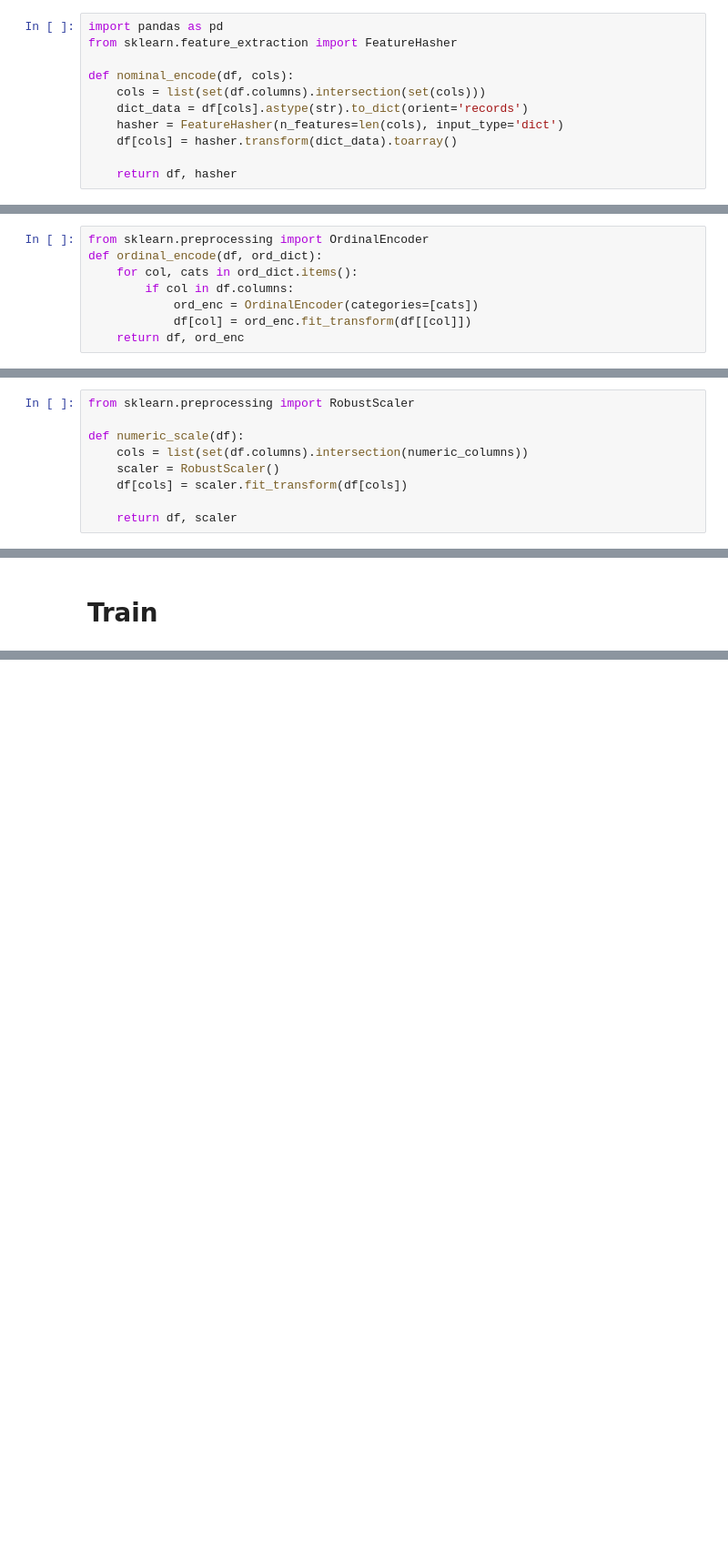
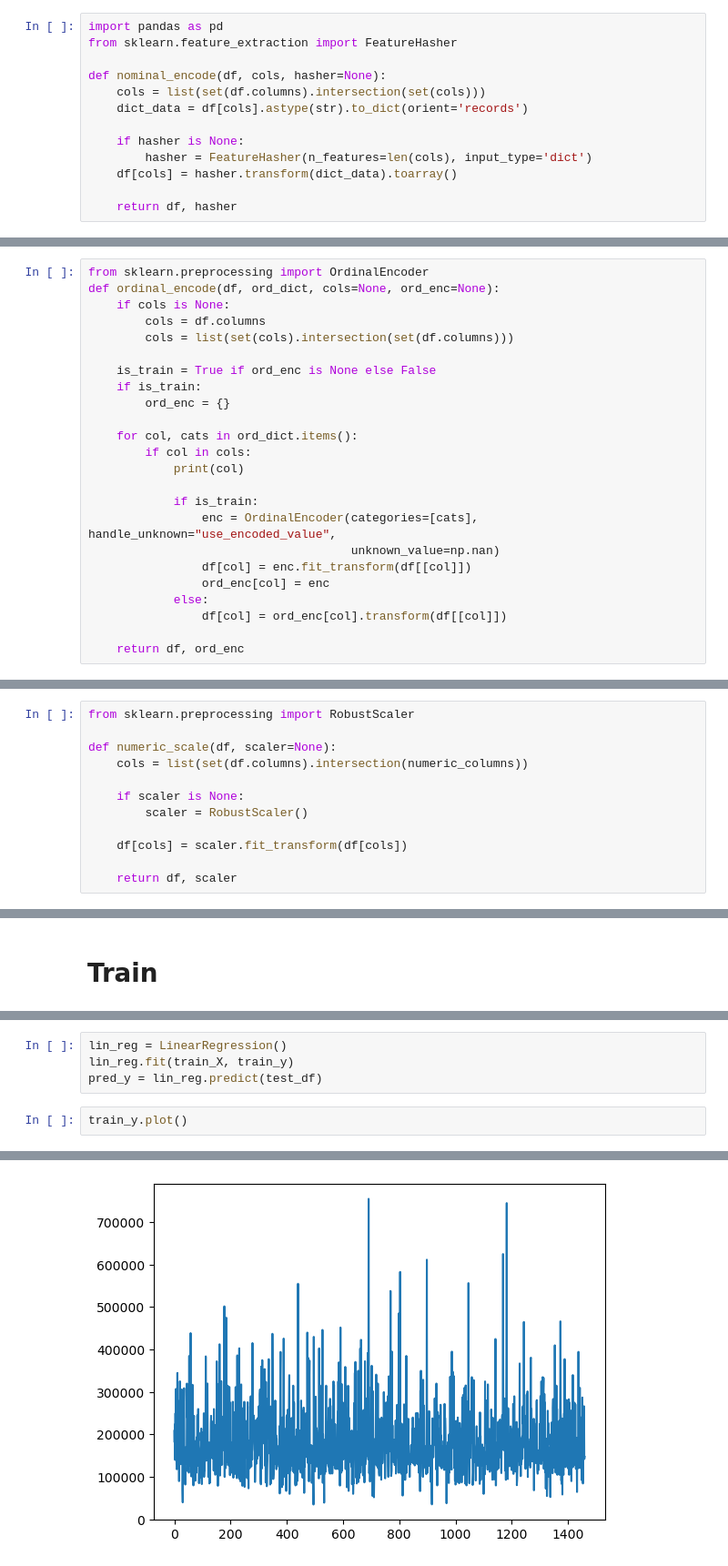
Before and after one commit to PranavRao25/Data-Analytics, a Jupyter notebook: Classical Problems/House_Prediction/notebook.ipynb, the cells around one changed output, grey strips where cells are left out. Shown at 91% size. Saved outputs shown, nothing was run; the diff lists cells and outputs as text; blank space fills up the shorter version.

```diff
--- a/Classical Problems/House_Prediction/notebook.ipynb
+++ b/Classical Problems/House_Prediction/notebook.ipynb
@@ -245,10 +346,12 @@ test_df, test_ordinal_imputer = simple_impute(test_df,
 import pandas as pd
 from sklearn.feature_extraction import FeatureHasher
 
-def nominal_encode(df, cols):
+def nominal_encode(df, cols, hasher=None):
     cols = list(set(df.columns).intersection(set(cols)))
     dict_data = df[cols].astype(str).to_dict(orient='records')
-    hasher = FeatureHasher(n_features=len(cols), input_type='dict')
+
+    if hasher is None:
+        hasher = FeatureHasher(n_features=len(cols), input_type='dict')
     df[cols] = hasher.transform(dict_data).toarray()
 
     return df, hasher
@@ -255,10 +361,26 @@ def nominal_encode(df, cols):
 # %%
 from sklearn.preprocessing import OrdinalEncoder
-def ordinal_encode(df, ord_dict):
+def ordinal_encode(df, ord_dict, cols=None, ord_enc=None):
+    if cols is None:
+        cols = df.columns
+        cols = list(set(cols).intersection(set(df.columns)))
+
+    is_train = True if ord_enc is None else False
+    if is_train:
+        ord_enc = {}
+
     for col, cats in ord_dict.items():
-        if col in df.columns:
-            ord_enc = OrdinalEncoder(categories=[cats])
-            df[col] = ord_enc.fit_transform(df[[col]])
+        if col in cols:
+            print(col)
+
+            if is_train:
+                enc = OrdinalEncoder(categories=[cats], handle_unknown="use_encoded_value",
+                                     unknown_value=np.nan)
+                df[col] = enc.fit_transform(df[[col]])
+                ord_enc[col] = enc
+            else:
+                df[col] = ord_enc[col].transform(df[[col]])
+
     return df, ord_enc
 # %%
 train_df, train_ord_enc = ordinal_encode(train_df, ordinal_columns)
@@ -292,9 +456,12 @@ train_X, train_y = train_df.drop(columns=target), train_df[target]
 # %%
 from sklearn.preprocessing import RobustScaler
 
-def numeric_scale(df):
+def numeric_scale(df, scaler=None):
     cols = list(set(df.columns).intersection(numeric_columns))
-    scaler = RobustScaler()
+
+    if scaler is None:
+        scaler = RobustScaler()
+
     df[cols] = scaler.fit_transform(df[cols])
 
     return df, scaler
@@ -307,0 +477,7 @@ test_df, test_numeric_scaler = numeric_scale(test_df)
+# %%
+lin_reg = LinearRegression()
+lin_reg.fit(train_X, train_y)
+pred_y = lin_reg.predict(test_df)
+# %%
+train_y.plot()
+# %% [output]
@@ -307,0 +485 @@ test_df, test_numeric_scaler = numeric_scale(test_df)
+[figure, added]
```
Also changed, not shown: parts of 32 cells of this notebook.
